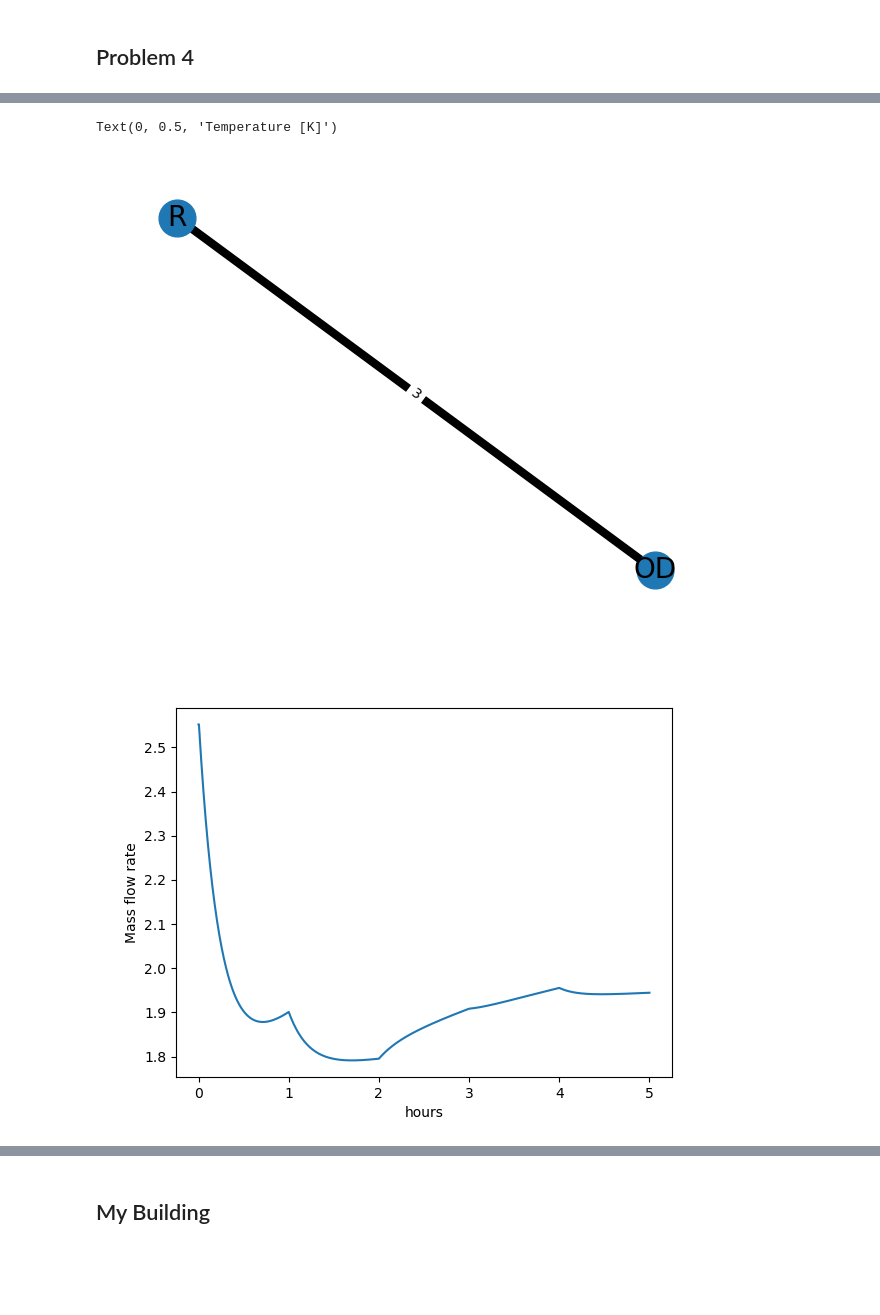
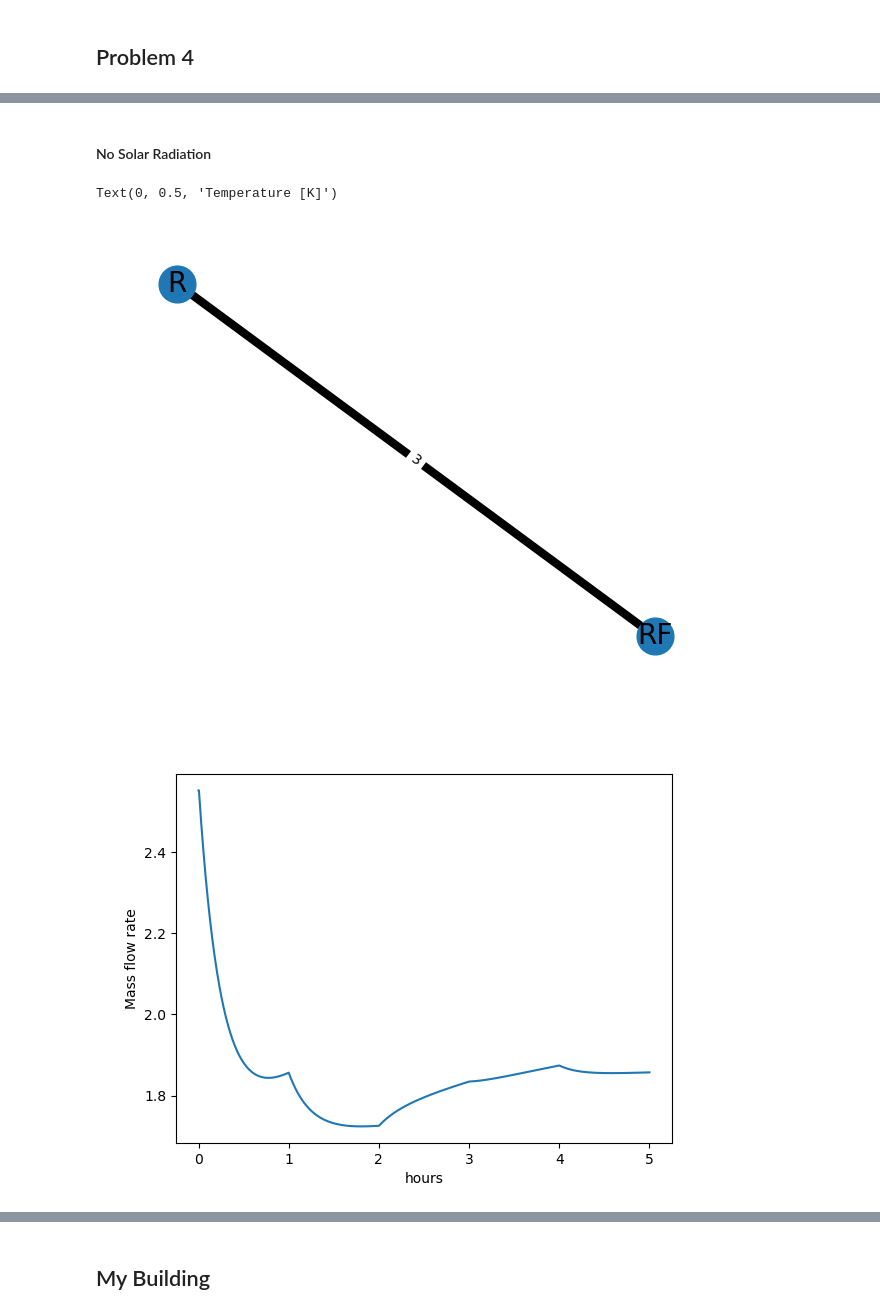
Before and after one commit to nbachand/graphBEM, a Jupyter notebook: InteriorModel.ipynb, the cells around one changed output, grey strips where cells are left out. Drawn from its saved outputs; the diff is of its cells as text; code cells hidden in the pictures; blank space fills up the shorter version.

Commit message:
P4 seems to work with radiation

```diff
--- a/InteriorModel.ipynb
+++ b/InteriorModel.ipynb
@@ -319,61 +315,42 @@ Text(0, 0.5, 'Temperature [K]')
+# %% [markdown]
+#### No Solar Radiation
 # %%
-sim_kwargs = {
-    "delt": times[1] - times[0],
-    "simLength": times[-1] - times[0],
-    "Tout" : Touts,
-    "radG": None,
-    "Tfloor": None,
-}
-wall_kwargs = {}
-
-room_kwargs = {
-    "T0": T_start,
-    "V" : 2880, #volume of air
-    "Eint" : 250 #internal heat generation
-}
-vent_kwargs = {
-    'H': 1,
-    'W' : 1,
-    "ventType": "HWP4",
-    "alphas": alphas,
-    "As": As,
-    "Ls": Ls,
-}
 
 bG = abs.BuildingGraph(connectivityMatrixOut, roomListOut)
 bG.draw()
 
 bG.updateEdges({"wall_kwargs" :wall_kwargs})
 bG.updateNodes({
     "room_kwargs": room_kwargs,
-    "vent_kwargs": vent_kwargs
+    "vent_kwargs": vent_kwargs,
+    "rad_kwargs": {"bG": abs.BuildingGraph()},
     })
 
 build_sim = abs.BuildingSimulation(**sim_kwargs)
 build_sim.initialize(bG)
 build_sim.run()
 
 Tints = build_sim.bG.G.nodes['R']['Tints']
-T_profs = build_sim.bG.G.edges['R', 'OD']['T_profs']
-wall = build_sim.bG.G.edges['R', 'OD']['wall']
+T_profs = build_sim.bG.G.edges['R', 'RF']['T_profs']
+wall = build_sim.bG.G.edges['R', 'RF']['wall']
 Vnvs = build_sim.bG.G.nodes['R']['Vnvs']
 Vnvs[0] = Vnvs[1]
 
 # Plotting
 plt.figure()
 plt.plot(build_sim.hours, Vnvs)
 plt.xlabel('hours')
 plt.ylabel('Mass flow rate')
 
 plt.figure()
 plt.plot(hours, Tints, label='Tint')
 plt.plot(hours, T_profs[0, :], label='Tf')
 plt.plot(hours, Touts, label='Tout')
 plt.plot(hours, Real_Tint, label='Measured Tint')
 plt.legend()
 plt.xlabel('hours')
 plt.ylabel('Temperature [K]')
 # %% [output]
 Text(0, 0.5, 'Temperature [K]')
-[figure, old version]
+[figure, new version]
-[figure, old version]
+[figure, new version]
```
Also changed, not shown: parts of 10 cells of this notebook.
